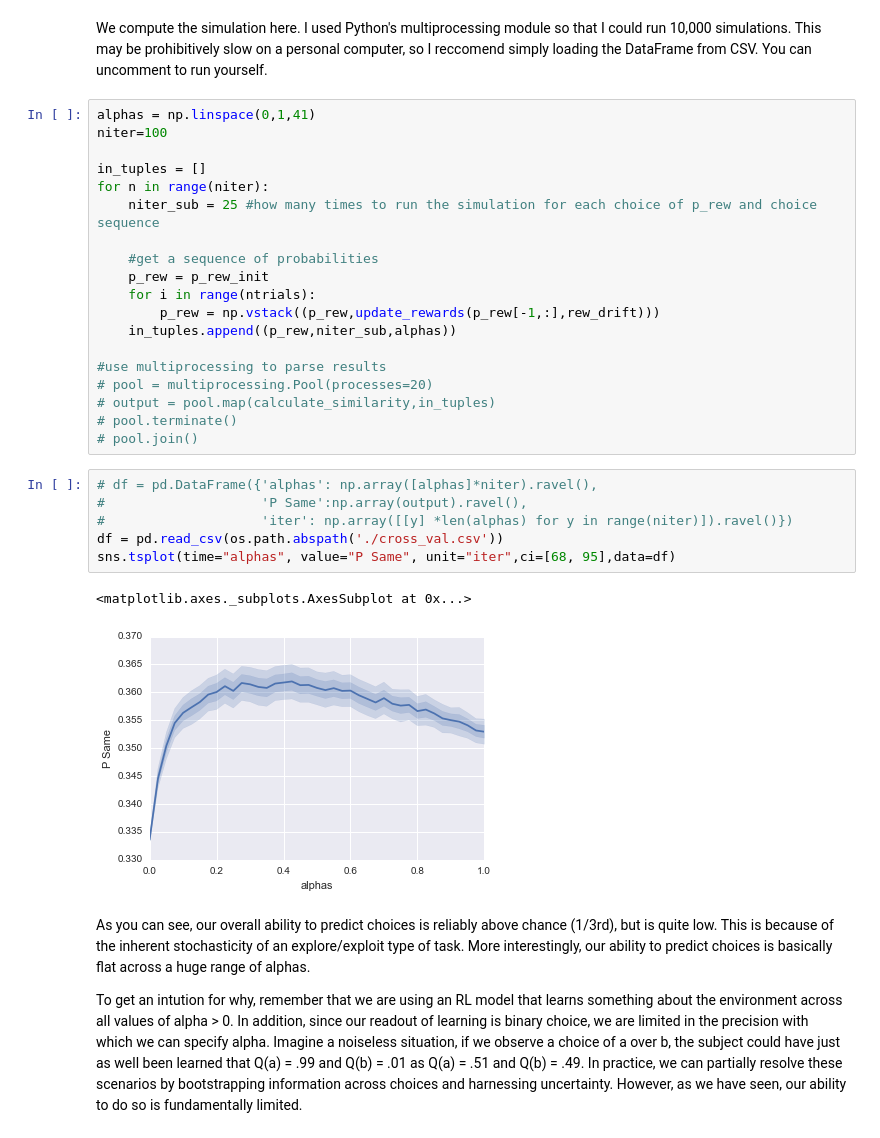
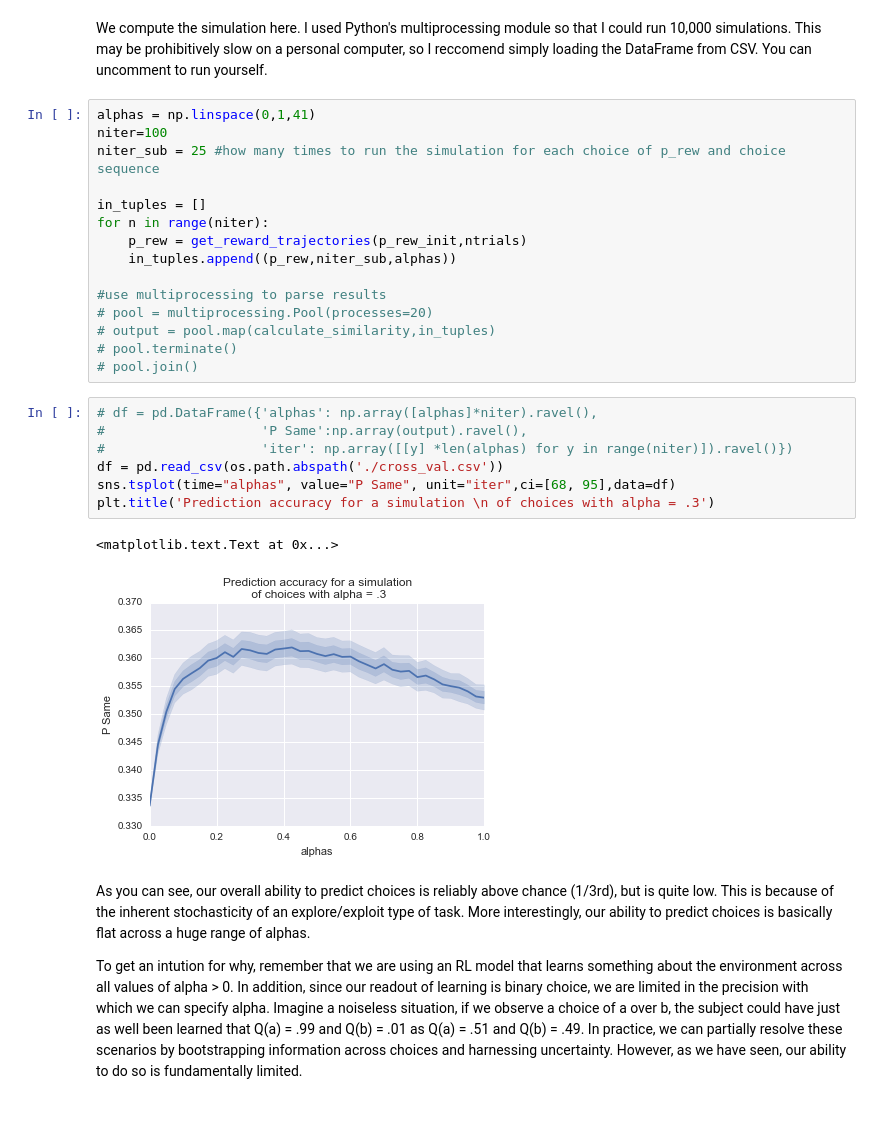
Before and after one commit to iancballard/RL-Tutorials, a Jupyter notebook: RL Parameter Identifiability.ipynb, the cells around one changed output. Saved outputs shown, nothing was run; the diff lists cells and outputs as text.

```diff
--- a/RL Parameter Identifiability.ipynb
+++ b/RL Parameter Identifiability.ipynb
@@ -311,15 +321,11 @@ We compute the simulation here. I used Python's multiprocessing module so that I
 # %%
 alphas = np.linspace(0,1,41)
 niter=100
+niter_sub = 25 #how many times to run the simulation for each choice of p_rew and choice sequence
 
 in_tuples = []
 for n in range(niter):
-    niter_sub = 25 #how many times to run the simulation for each choice of p_rew and choice sequence
-
-    #get a sequence of probabilities
-    p_rew = p_rew_init
-    for i in range(ntrials):
-        p_rew = np.vstack((p_rew,update_rewards(p_rew[-1,:],rew_drift)))
+    p_rew = get_reward_trajectories(p_rew_init,ntrials)
     in_tuples.append((p_rew,niter_sub,alphas))
 
 #use multiprocessing to parse results
@@ -330,12 +336,13 @@ for n in range(niter):
 # %%
 # df = pd.DataFrame({'alphas': np.array([alphas]*niter).ravel(),
 #                    'P Same':np.array(output).ravel(),
 #                    'iter': np.array([[y] *len(alphas) for y in range(niter)]).ravel()})
 df = pd.read_csv(os.path.abspath('./cross_val.csv'))
 sns.tsplot(time="alphas", value="P Same", unit="iter",ci=[68, 95],data=df)
+plt.title('Prediction accuracy for a simulation \n of choices with alpha = .3')
 # %% [output]
-<matplotlib.axes._subplots.AxesSubplot at 0x...>
+<matplotlib.text.Text at 0x...>
-[figure, old version]
+[figure, new version]
 # %% [markdown]
 As you can see, our overall ability to predict choices is reliably above chance (1/3rd), but is quite low. This is because of the inherent stochasticity of an explore/exploit type of task. More interestingly, our ability to predict choices is basically flat across a huge range of alphas.
 
```
Also changed, not shown: parts of 10 cells of this notebook.
